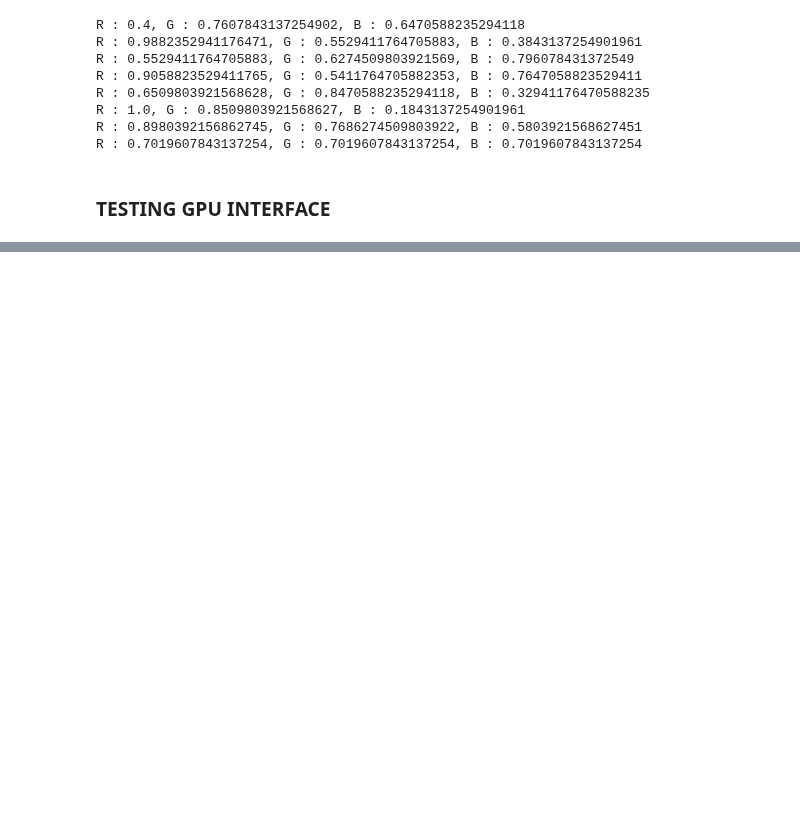
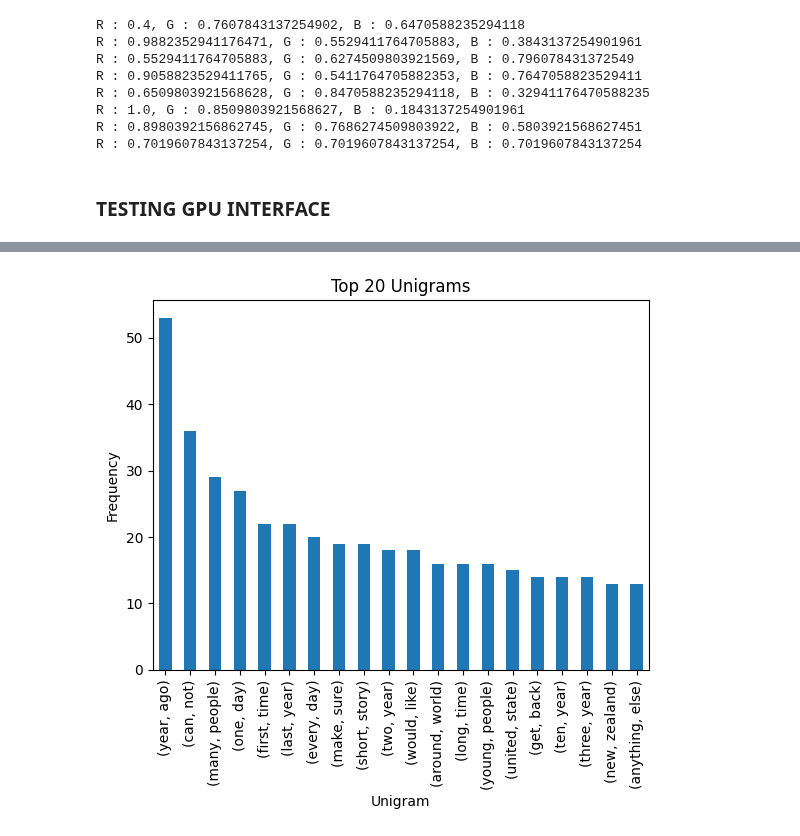
Before and after one commit to AKHILESH200/PersonifiedScriptWriter, a Jupyter notebook: phase-1-cerf/1.ipynb, the cells around one changed output, grey strips where cells are left out. Cells and saved outputs as stored; diff of their text form; code cells hidden in the pictures; blank space fills up the shorter version.

```diff
--- a/phase-1-cerf/1.ipynb
+++ b/phase-1-cerf/1.ipynb
@@ -99,0 +138,7 @@ plt.show()
+# %%
+df = pd.read_csv('data/cefr_readings.csv')
+# %%
+sent_df = pp.get_sentences(df, 'documents', 'cefr_level')
+# %%
+sentence_df = pd.DataFrame.from_records(sent_df, columns=['text', 'num_of_words', 'avg_len_words', 'level', 'doc_id'])
+sentence_df
@@ -99,0 +159,2 @@ plt.show()
+# %%
+sentence_df = pp.preprocess_all(sentence_df, 'text')
@@ -99,0 +189,24 @@ plt.show()
+# %%
+import pandas as pd
+from nltk.tokenize import word_tokenize
+from nltk import ngrams
+import matplotlib.pyplot as plt
+
+# Assuming 'text' column contains the text data
+corpus = sentence_df['Lemmatized']
+
+# Tokenization and n-gram generation
+tokens = [word_tokenize(doc) for doc in corpus]
+unigrams = [gram for token_list in tokens for gram in ngrams(token_list, 2)]
+
+# Frequency count of unigrams
+unigram_freq = pd.Series(unigrams).value_counts()
+
+# Plotting the top 20 unigrams
+unigram_freq.head(20).plot(kind='bar')
+plt.xlabel('Unigram')
+plt.ylabel('Frequency')
+plt.title('Top 20 Unigrams')
+plt.show()
+# %% [output]
+[figure, added]
```
Also changed, not shown: parts of 11 cells of this notebook.
